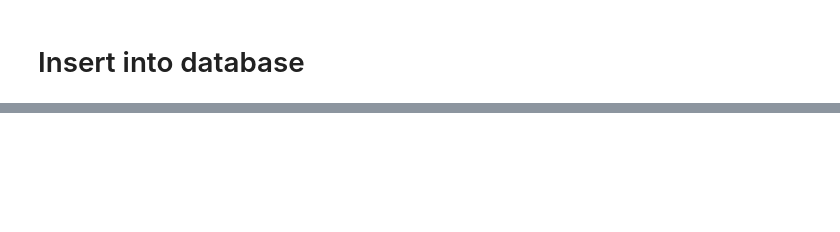
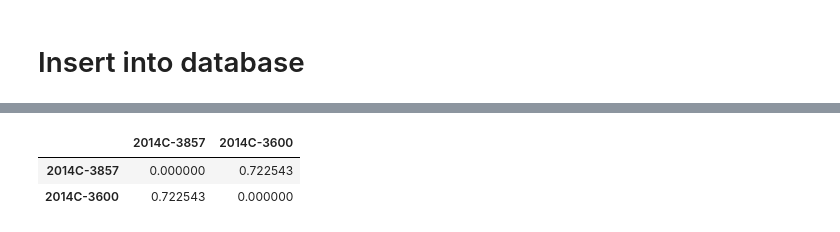
Before and after one commit to apetkau/variant-repo-test, a Jupyter notebook: variant-model-test.ipynb, the cells around one changed output, grey strips where cells are left out. Drawn from its saved outputs; the diff is of its cells as text; code cells hidden in the pictures; blank space fills up the shorter version.

```diff
--- a/variant-model-test.ipynb
+++ b/variant-model-test.ipynb
@@ -61,7 +121,7 @@ from typing import List, Any
 from sqlalchemy.ext.declarative import declarative_base
 from sqlalchemy.orm import relationship
 
-from BitVector import BitVector
+from bitarray import bitarray
 
 Base = declarative_base()
 Base
@@ -124,7 +184,18 @@ class SampleSequence(Base):
     sample = relationship('Sample', back_populates='sample_sequences')
 
     def get_core_mask(self):
-        pass
+        if self.core_mask is None:
+            raise Exception('core_mask is not set')
+        else:
+            barray = bitarray(self.sequence.sequence_length)
+            barray.frombytes(self.core_mask)
+            return CoreBitMask(existing_bitmask=barray)
+
+    def set_core_mask(self, core_mask: CoreBitMask) -> None:
+        if core_mask is None:
+            raise Exception('Cannot set core_mask to None')
+        else:
+            self.core_mask = core_mask.get_bytes()
 
     def __repr__(self):
         return f'<SampleSequence(sample_id={self.sample_id}, sequence_id={self.sequence_id}, flag={self.flag})>'
@@ -135,10 +206,12 @@ class ReferenceSequence(Base):
     id = Column(Integer, primary_key=True)
     reference_id = Column(Integer, ForeignKey('reference.id'))
     sequence_name = Column(String(255))
+    sequence_length = Column(Integer)
     variants = relationship('VariationAllele', back_populates='sequence')
 
     def __repr__(self):
-        return f'<ReferenceSequence(id={self.id}, sequence_name={self.sequence_name}, reference_id={self.reference_id})>'
+        return (f'<ReferenceSequence(id={self.id}, sequence_name={self.sequence_name},'
+                f'sequence_length={self.sequence_length}, reference_id={self.reference_id})>')
 
 
 class Sample(Base):
@@ -160,7 +233,7 @@ ref_name = '2011C-3609.fasta'
 ref_length = 0
 ref_contigs = {}
 for record in SeqIO.parse(f"reference/{ref_name}", "fasta"):
-    ref_contigs[record.id] = ReferenceSequence(sequence_name=record.id)
+    ref_contigs[record.id] = ReferenceSequence(sequence_name=record.id, sequence_length=len(record.seq))
     ref_length += len(record.seq)
 
 reference = Reference(name = ref_name, length = ref_length, sequences=list(ref_contigs.values()))
@@ -276,7 +401,0 @@ dict_keys(['2014C-3857', '2014C-3655', '2014C-3598', '2014C-3840', '2014C-3599',
-# %%
-for s in file_variants:
-    ref_objects = {ref_contigs[v.sequence_name] for v in file_variants[s]}
-    sample_sequences = [SampleSequence(sequence=r) for r in ref_objects]
-    sample = Sample(name=s, variants=file_variants[s], sample_sequences=sample_sequences)
-    session.add(sample)
-session.commit()
@@ -300,0 +402,4 @@ session.commit()
+# %%
+variation_service = VariationService(session)
+
+variation_service.insert_variants(df, ref_contigs)
@@ -300,0 +424,4 @@ session.commit()
+# %%
+variation_service.pairwise_distance(['2014C-3857', '2014C-3600'], var_type='snp')
+#variation_service.pairwise_distance(sample_names, var_type='snp')
+# %% [output]
@@ -301,3 +441,6 @@ session.commit()
+|  | 2014C-3857 | 2014C-3600 |
+| 2014C-3857 | 0.000000 | 0.722543 |
+| 2014C-3600 | 0.722543 | 0.000000 |
 # %%
 v = session.query(VariationAllele).filter_by(position = 16854).all()
 v
```
Also changed, not shown: parts of 25 cells of this notebook.
